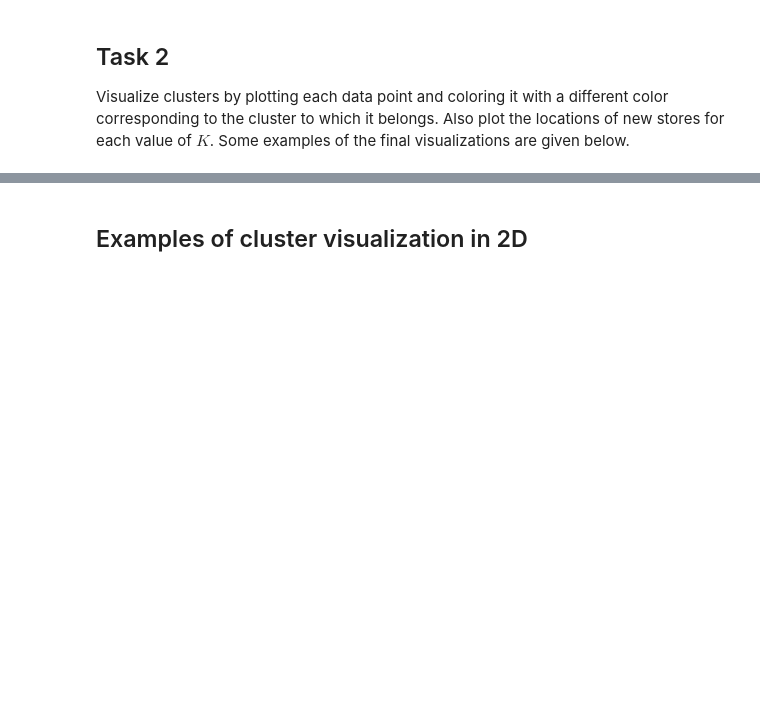
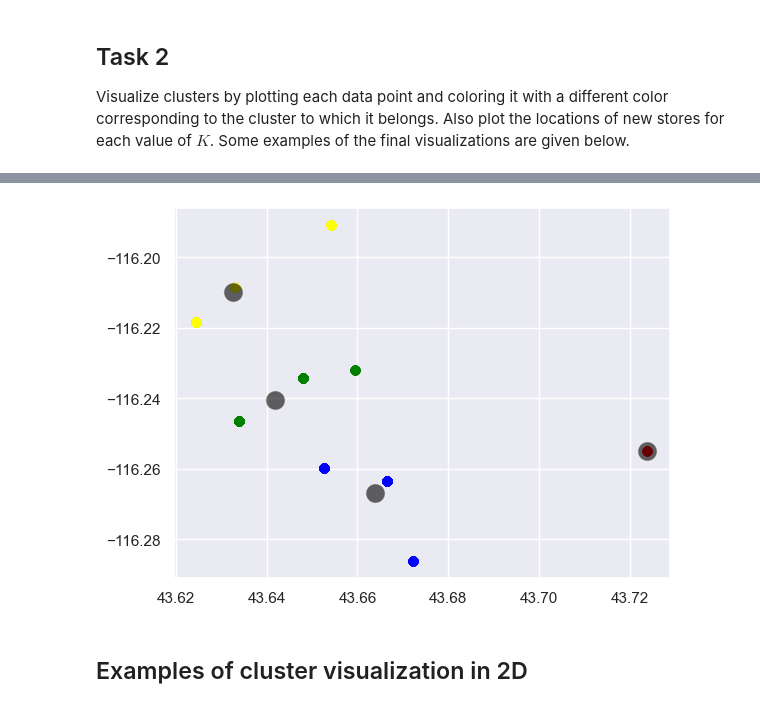
Before and after one commit to szebr/cs1503-lab-pizza-locations, a Jupyter notebook: store_locations_lab.ipynb, the cells around one changed output, grey strips where cells are left out. Saved outputs shown, nothing was run; the diff lists cells and outputs as text; code cells hidden in the pictures; blank space fills up the shorter version.

```diff
--- a/store_locations_lab.ipynb
+++ b/store_locations_lab.ipynb
@@ -41,3 +196,7 @@ Visualize clusters by plotting each data point and coloring it with a different
+# %%
+plot_clusters(k4, data, k4_centers)
+# %% [output]
+[figure, added]
 # %% [markdown]
 ## Examples of cluster visualization in 2D
 # %% [markdown]
```
Also changed, not shown: parts of 13 cells of this notebook.
